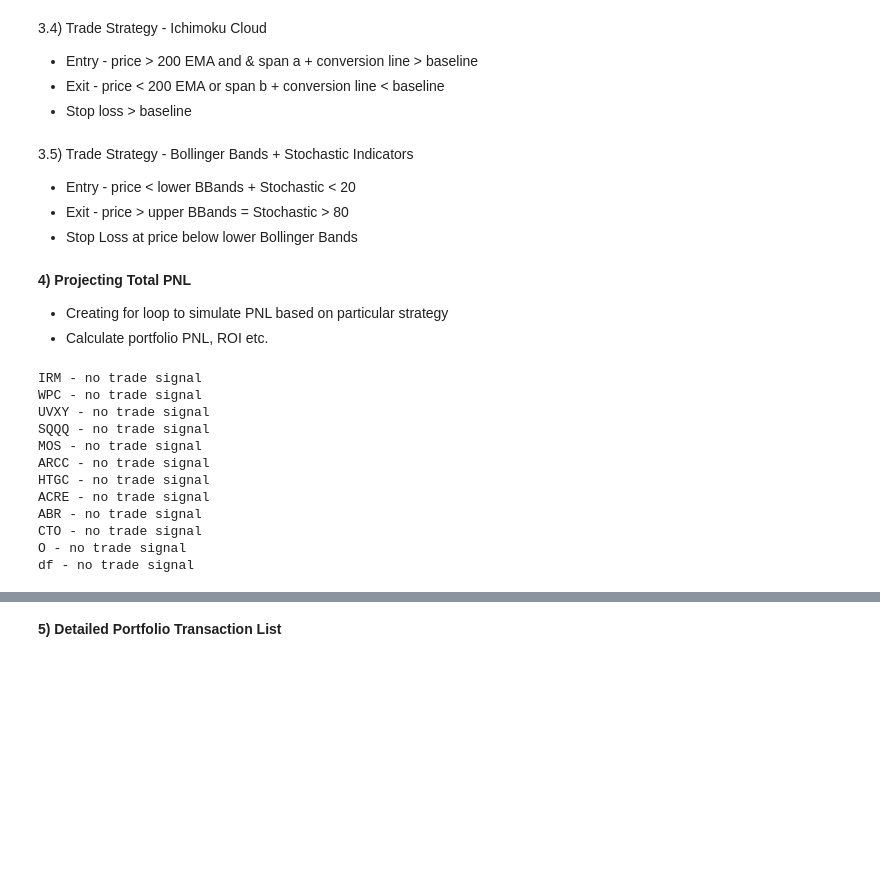
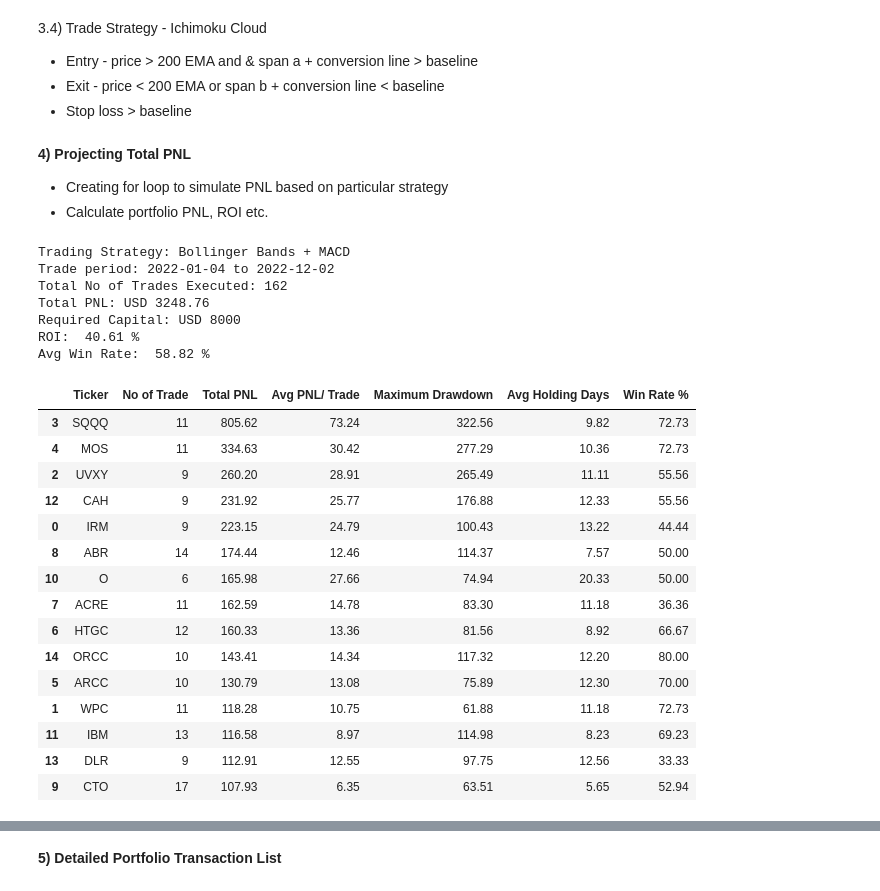
Before and after one commit to jade-lam/AlgorithmicTrading, a Jupyter notebook: US Stocks - Backtesting & PNL Calculation.ipynb, the cells around one changed output, grey strips where cells are left out. Cells and saved outputs as stored; diff of their text form; code cells hidden in the pictures; blank space fills up the shorter version.

```diff
--- a/US Stocks - Backtesting & PNL Calculation.ipynb
+++ b/US Stocks - Backtesting & PNL Calculation.ipynb
@@ -443,10 +626,3 @@ def backtest_ic(df):
   win_rate = round(win_counter/ num_of_trade * 100,2)
 
   return df_name, num_of_trade, total_profit, avg_pnl, max_mdd, avg_hold_period, win_rate
-# %% [markdown]
-3.5) Trade Strategy - Bollinger Bands + Stochastic Indicators </br>
-
-
-*   Entry - price < lower BBands + Stochastic < 20
-*   Exit - price > upper BBands = Stochastic > 80
-*   Stop Loss at price below lower Bollinger Bands
@@ -542,31 +633,57 @@ def backtest_bbstoch(df):
 *   Creating for loop to simulate PNL based on particular strategy
 *   Calculate portfolio PNL, ROI etc.
 # %%
-ic_result_list = []
+bbmacd_result_list = []
 
 for df in df_list:
   try:
     df_name = get_df_name(df)
-    ic_test_result = backtest_ic(df)
-    ic_result_list.append(ic_test_result)
+    test_result = backtest_bbmacd(df)
+    bbmacd_result_list.append(test_result)
 
-    ic_result_df = pd.DataFrame(ic_result_list)
-    ic_result_list.columns = ['Ticker', 'No of Trade', 'Total PNL', 'Avg PNL/ Trade', 'Maximum Drawdown', 'Avg Holding Days', 'Win Rate %']
+    bbmacd_result_df = pd.DataFrame(bbmacd_result_list)
+    bbmacd_result_df.columns = ['Ticker', 'No of Trade', 'Total PNL', 'Avg PNL/ Trade', 'Maximum Drawdown', 'Avg Holding Days', 'Win Rate %']
   except:
     print(df_name, '- no trade signal')
-# %% [output]
-IRM - no trade signal
-WPC - no trade signal
-UVXY - no trade signal
-SQQQ - no trade signal
-MOS - no trade signal
-ARCC - no trade signal
-HTGC - no trade signal
-ACRE - no trade signal
-ABR - no trade signal
-CTO - no trade signal
-O - no trade signal
-df - no trade signal
+# %%
+# PNL for Bollinger Bands + MACD Strategy
+
+measure_date = df_list[1].loc[1, 'Date']
+end_date = df_list[1].loc[df.index[-1], 'Date']
+print('Trading Strategy: Bollinger Bands + MACD')
+print('Trade period:', (measure_date.strftime('%Y-%m-%d')), 'to', end_date.strftime('%Y-%m-%d'))
+ROI = ((bbmacd_result_df['Total PNL'].sum()/ initial_capital)*100).round(2)
+MDD = bbmacd_result_df['Maximum Drawdown'].mean().round(2)
+print('Total No of Trades Executed:', (bbmacd_result_df['No of Trade'].sum()))
+print('Total PNL: USD', bbmacd_result_df['Total PNL'].sum().round(2))
+print('Required Capital: USD', initial_capital)
+print('ROI: ', ROI, '%')
+print('Avg Win Rate: ', bbmacd_result_df['Win Rate %'].mean().round(2), '%')
+bbmacd_result_df.sort_values(by=['Total PNL', 'Avg PNL/ Trade'], ascending=False)
+# %% [output]
+Trading Strategy: Bollinger Bands + MACD
+Trade period: 2022-01-04 to 2022-12-02
+Total No of Trades Executed: 162
+Total PNL: USD 3248.76
+Required Capital: USD 8000
+ROI:  40.61 %
+Avg Win Rate:  58.82 %
+|  | Ticker | No of Trade | Total PNL | Avg PNL/ Trade | Maximum Drawdown | Avg Holding Days | Win Rate % |
+| 3 | SQQQ | 11 | 805.62 | 73.24 | 322.56 | 9.82 | 72.73 |
+| 4 | MOS | 11 | 334.63 | 30.42 | 277.29 | 10.36 | 72.73 |
+| 2 | UVXY | 9 | 260.20 | 28.91 | 265.49 | 11.11 | 55.56 |
+| 12 | CAH | 9 | 231.92 | 25.77 | 176.88 | 12.33 | 55.56 |
+| 0 | IRM | 9 | 223.15 | 24.79 | 100.43 | 13.22 | 44.44 |
+| 8 | ABR | 14 | 174.44 | 12.46 | 114.37 | 7.57 | 50.00 |
+| 10 | O | 6 | 165.98 | 27.66 | 74.94 | 20.33 | 50.00 |
+| 7 | ACRE | 11 | 162.59 | 14.78 | 83.30 | 11.18 | 36.36 |
+| 6 | HTGC | 12 | 160.33 | 13.36 | 81.56 | 8.92 | 66.67 |
+| 14 | ORCC | 10 | 143.41 | 14.34 | 117.32 | 12.20 | 80.00 |
+| 5 | ARCC | 10 | 130.79 | 13.08 | 75.89 | 12.30 | 70.00 |
+| 1 | WPC | 11 | 118.28 | 10.75 | 61.88 | 11.18 | 72.73 |
+| 11 | IBM | 13 | 116.58 | 8.97 | 114.98 | 8.23 | 69.23 |
+| 13 | DLR | 9 | 112.91 | 12.55 | 97.75 | 12.56 | 33.33 |
+| 9 | CTO | 17 | 107.93 | 6.35 | 63.51 | 5.65 | 52.94 |
 # %%
 macdema_result_list = []
 
```
Also changed, not shown: parts of 21 cells of this notebook.
